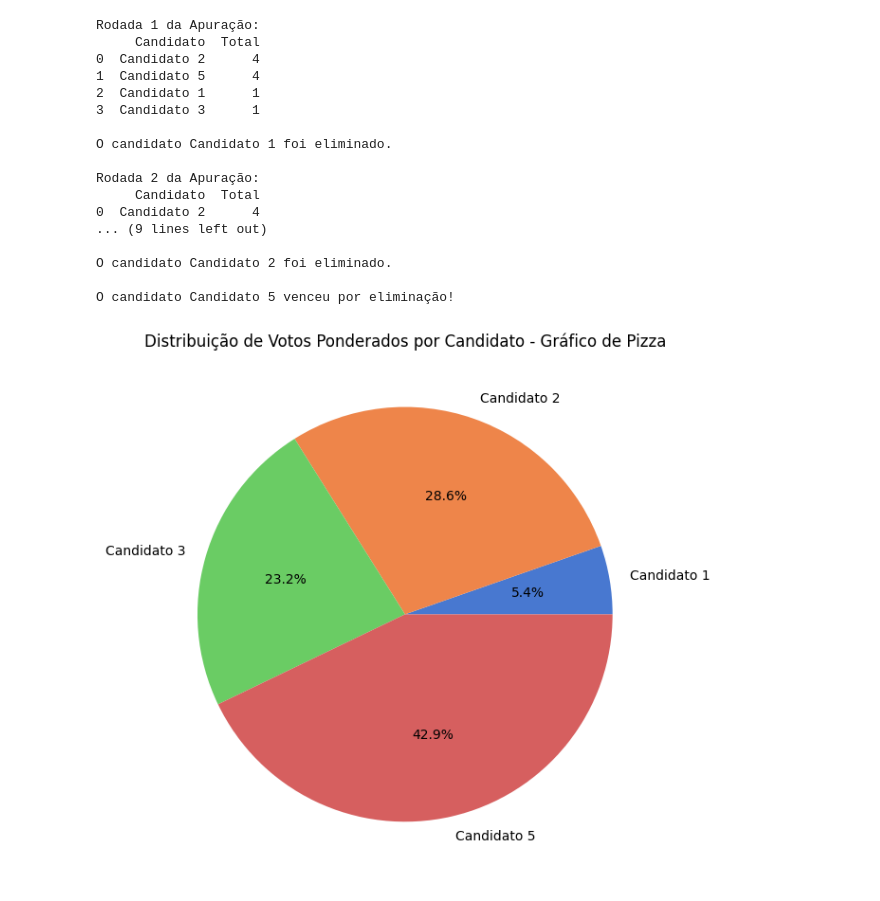
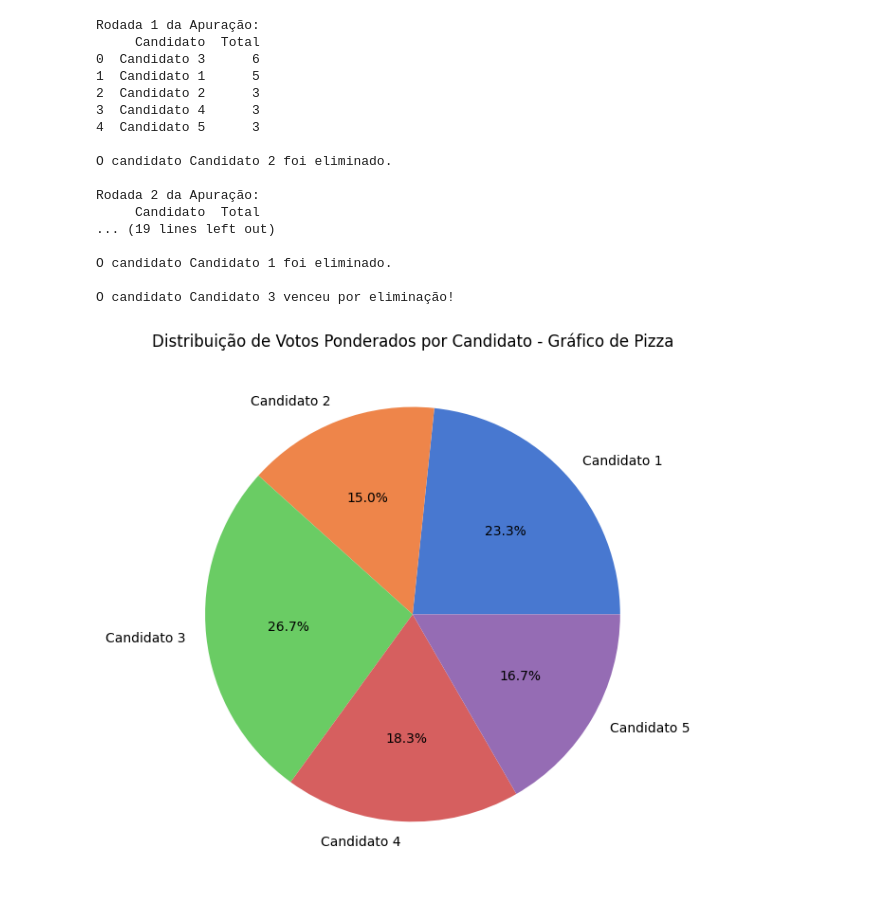
Before and after one commit to preferencial/voto, a Jupyter notebook: io.ipynb, the cells around one changed output. Saved outputs shown, nothing was run; the diff lists cells and outputs as text; code cells hidden in the pictures.

```diff
--- a/io.ipynb
+++ b/io.ipynb
@@ -1,4 +1,9 @@
 # %%
+# -*- coding: utf-8 -*-
+"""io.ipynb
+
+"""
+
 import pandas as pd
 import numpy as np
 import seaborn as sns
@@ -13,7 +18,7 @@ creds, _ = default()
 gc = gspread.authorize(creds)
 
 # Abrir a planilha pelo URL
-planilha = gc.open_by_url('https://docs.google.com/spreadsheets/d/1ytpaYCOamhSLdSWA3rgxbCFufyzMO90YRz54YI55SCM/edit#gid=1340807461')
+planilha = gc.open_by_url('https://docs.google.com/spreadsheets/d/1q0-CREREQtkAUfGa6xh2V4Etb-ulcMdBaD-jfPakkKs/edit')
 
 # Selecionar a aba da planilha (se necessário)
 aba = planilha.sheet1
@@ -102,43 +107,43 @@ def calcular_totais(voting_df):
     resultados = {candidato: 0 for candidato in candidatos}
     pesos = list(range(len(colunas_candidatos), 0, -1))
 
     for _, row in voting_df.iterrows():
         for i, coluna in enumerate(colunas_candidatos):
             candidato = row[coluna]
             if candidato in resultados and candidato != '0000':
                 resultados[candidato] += pesos[i]
 
     return pd.DataFrame(list(resultados.items()), columns=['Candidato', 'Total'])
 
 # Calcular o total de votos para cada candidato
 resultado = calcular_totais(df)
 
 # Visualizar os resultados da votação com três gráficos
 
 ## Gráfico de pizza (remover candidatos com 0 votos)
 resultado_pie = resultado[resultado['Total'] > 0]
 
 plt.figure(figsize=(8, 6))
 plt.pie(resultado_pie['Total'], labels=resultado_pie['Candidato'], autopct='%1.1f%%', colors=sns.color_palette('muted'))
 plt.title('Distribuição de Votos Ponderados por Candidato - Gráfico de Pizza')
 plt.tight_layout()
 plt.show()
 # %% [output]
 Rodada 1 da Apuração:
      Candidato  Total
-0  Candidato 2      4
-1  Candidato 5      4
-2  Candidato 1      1
-3  Candidato 3      1
+0  Candidato 3      6
+1  Candidato 1      5
+2  Candidato 2      3
+3  Candidato 4      3
+4  Candidato 5      3
+
+O candidato Candidato 2 foi eliminado.
+
+Rodada 2 da Apuração:
+     Candidato  Total
+... (19 lines left out)
 
 O candidato Candidato 1 foi eliminado.
 
-Rodada 2 da Apuração:
-     Candidato  Total
-0  Candidato 2      4
-... (9 lines left out)
-
-O candidato Candidato 2 foi eliminado.
-
-O candidato Candidato 5 venceu por eliminação!
+O candidato Candidato 3 venceu por eliminação!
-[figure, old version]
+[figure, new version]
```
Also changed, not shown: 1 other file.
